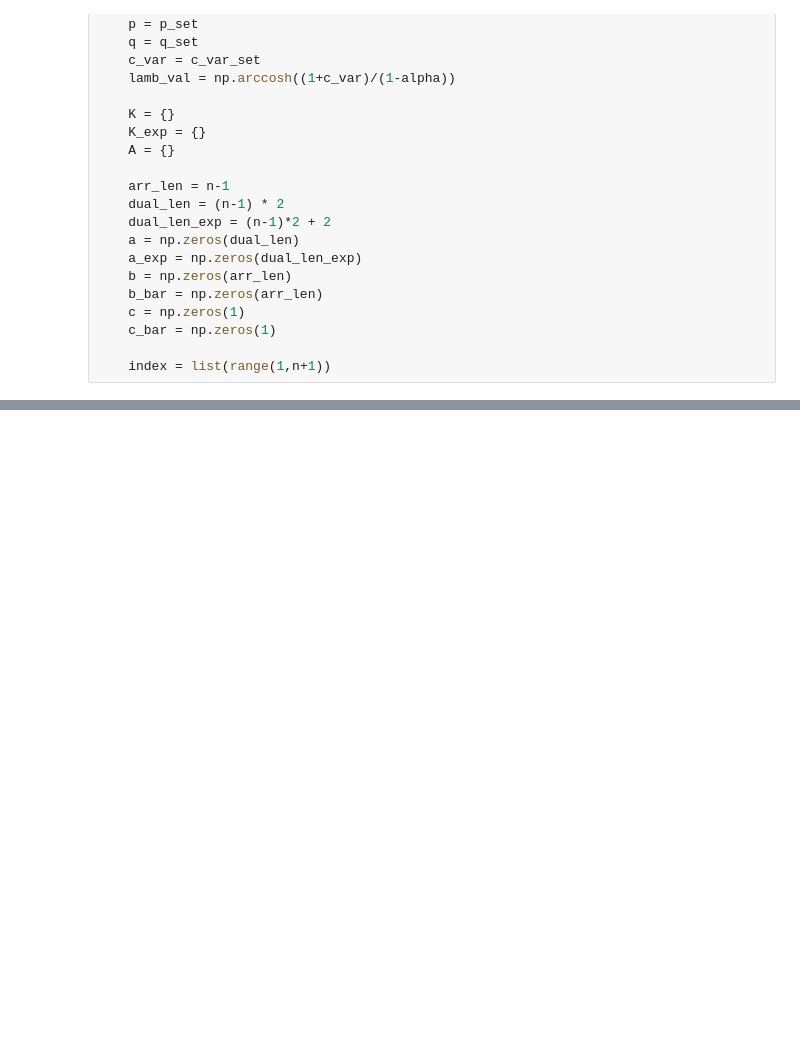
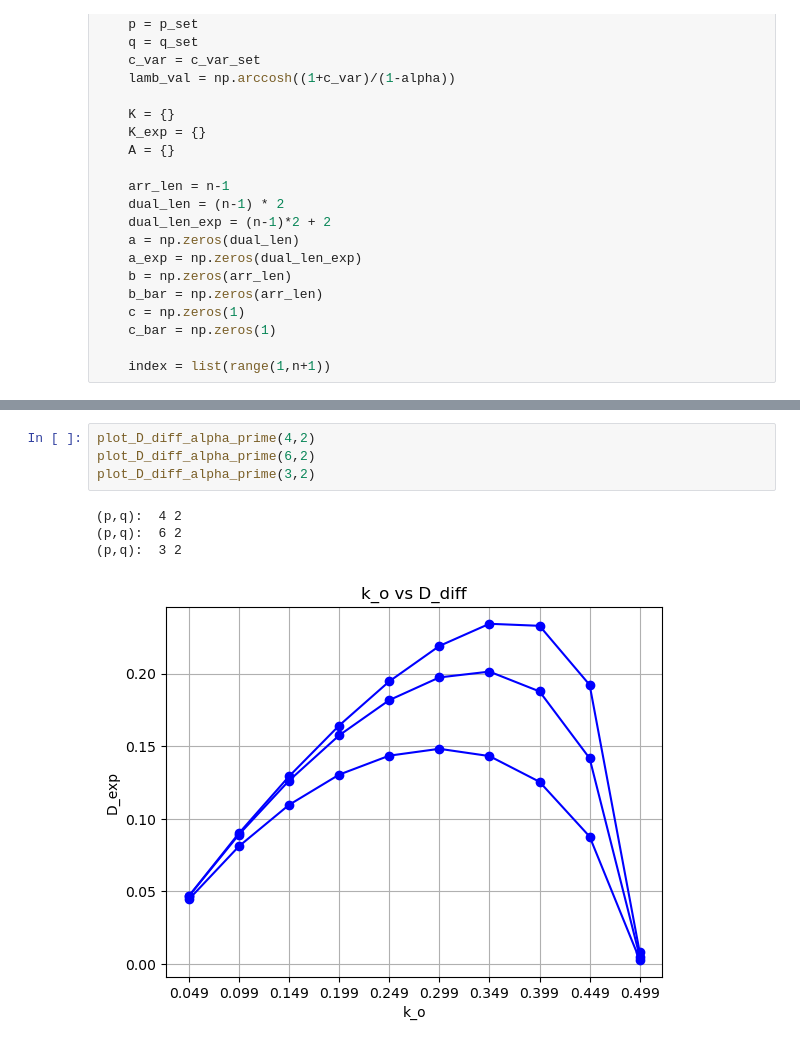
Before and after one commit to lukelc23/Analysis, a Jupyter notebook: inverse_computation_solutions.ipynb, the cells around one changed output, grey strips where cells are left out. Drawn from its saved outputs; the diff is of its cells as text; blank space fills up the shorter version.

```diff
--- a/inverse_computation_solutions.ipynb
+++ b/inverse_computation_solutions.ipynb
@@ -894,0 +1023,9 @@ K
+# %%
+plot_D_diff_alpha_prime(4,2)
+plot_D_diff_alpha_prime(6,2)
+plot_D_diff_alpha_prime(3,2)
+# %% [output]
+(p,q):  4 2
+(p,q):  6 2
+(p,q):  3 2
+[figure, added]
```
Also changed, not shown: parts of 28 cells of this notebook.
